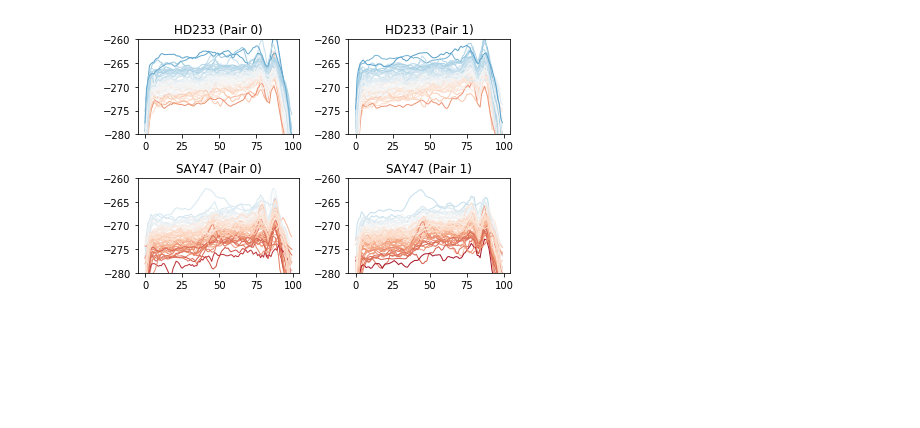
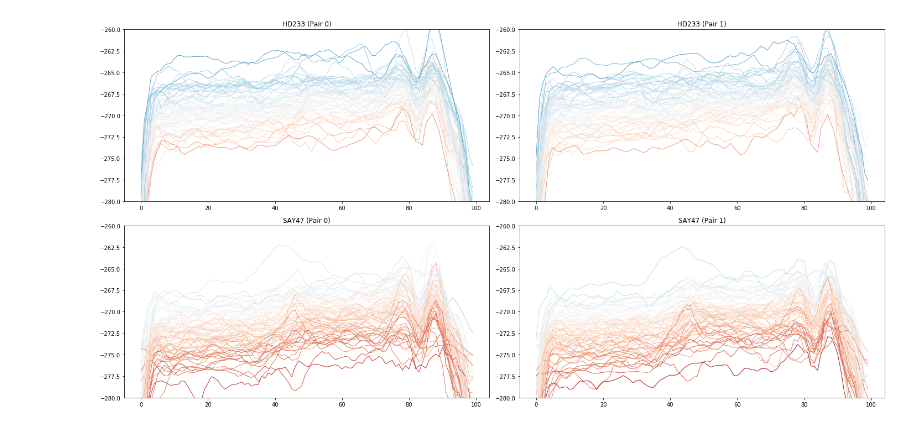
Before and after one commit to ApfeldLab/pharynx_redox, a Jupyter notebook: python/notebooks/playground.ipynb, the cells around one changed output. Saved outputs shown, nothing was run; the diff lists cells and outputs as text; code cells hidden in the pictures; blank space fills up the shorter version.

```diff
--- a/python/notebooks/playground.ipynb
+++ b/python/notebooks/playground.ipynb
@@ -20,7 +20,7 @@ ex = experiment.PairExperiment(img_path, "TL/470/410/470/410", strains)
 # %%
 plots.plot_individual_profile_data_by_strain_and_pair(
     ex.e, cmin=-280, cmax=-260, cmap_name='RdBu',
-    ylim=[-280, -260]
+    ylim=[-280, -260], figsize=(20,10)
 )
 # %% [output]
-[figure, old version]
+[figure, new version]
```
Also changed, not shown: 9 other files.
